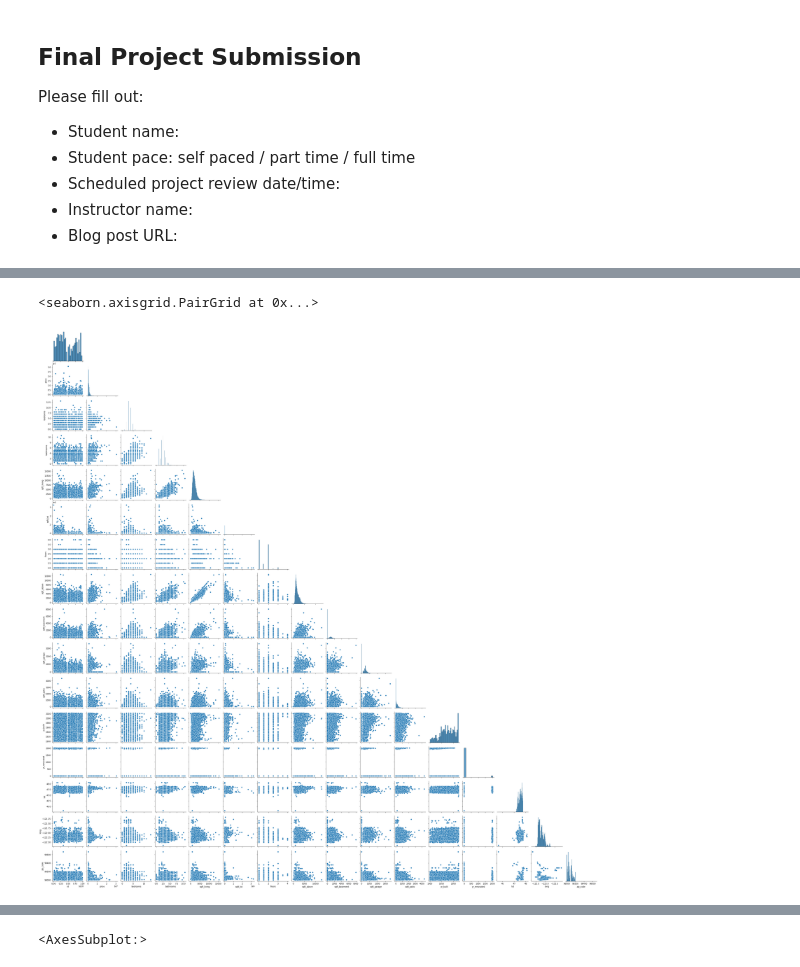
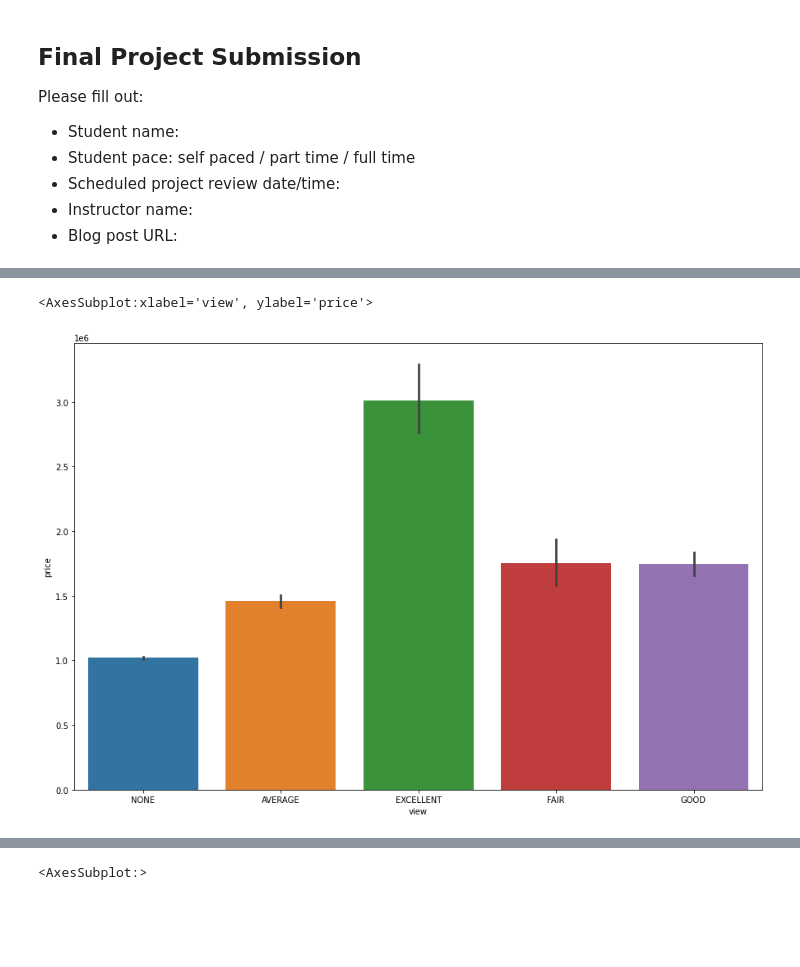
Before and after one commit to ewestrich/King-County-House-Sales, a Jupyter notebook: Daniel/project 2 .ipynb, the cells around one changed output, grey strips where cells are left out. Cells and saved outputs as stored; diff of their text form; code cells hidden in the pictures; blank space fills up the shorter version.

```diff
--- a/Daniel/project 2 .ipynb
+++ b/Daniel/project 2 .ipynb
@@ -153,3 +117,13 @@ sns.regplot(x = x, y = y,  ax=ax);
+# %%
+#plotting the view category and the mean price for each
+fig, ax = plt.subplots(figsize = (15,10))
+x = realkcdf['view']
+y = realkcdf['price']
+
+sns.barplot(x, y, data = realkcdf)
+# %% [output]
+<AxesSubplot:xlabel='view', ylabel='price'>
+[figure, added]
 # %%
 #q1 = realkcdf['price'].quantile(.25)
 #q3 = realkcdf['price'].quantile(.75)
@@ -157,8 +131,3 @@ sns.regplot(x = x, y = y,  ax=ax);
 #outliers = realkcdf[((realkcdf['price']<(q1-1.5*IQR)) | (realkcdf['price']>(q3+1.5*IQR)))]
 # %%
 #outliers
-# %%
-sns.pairplot(realkcdf, corner = True)
-# %% [output]
-<seaborn.axisgrid.PairGrid at 0x...>
-[figure, removed]
```
Also changed, not shown: parts of 98 cells of this notebook.
